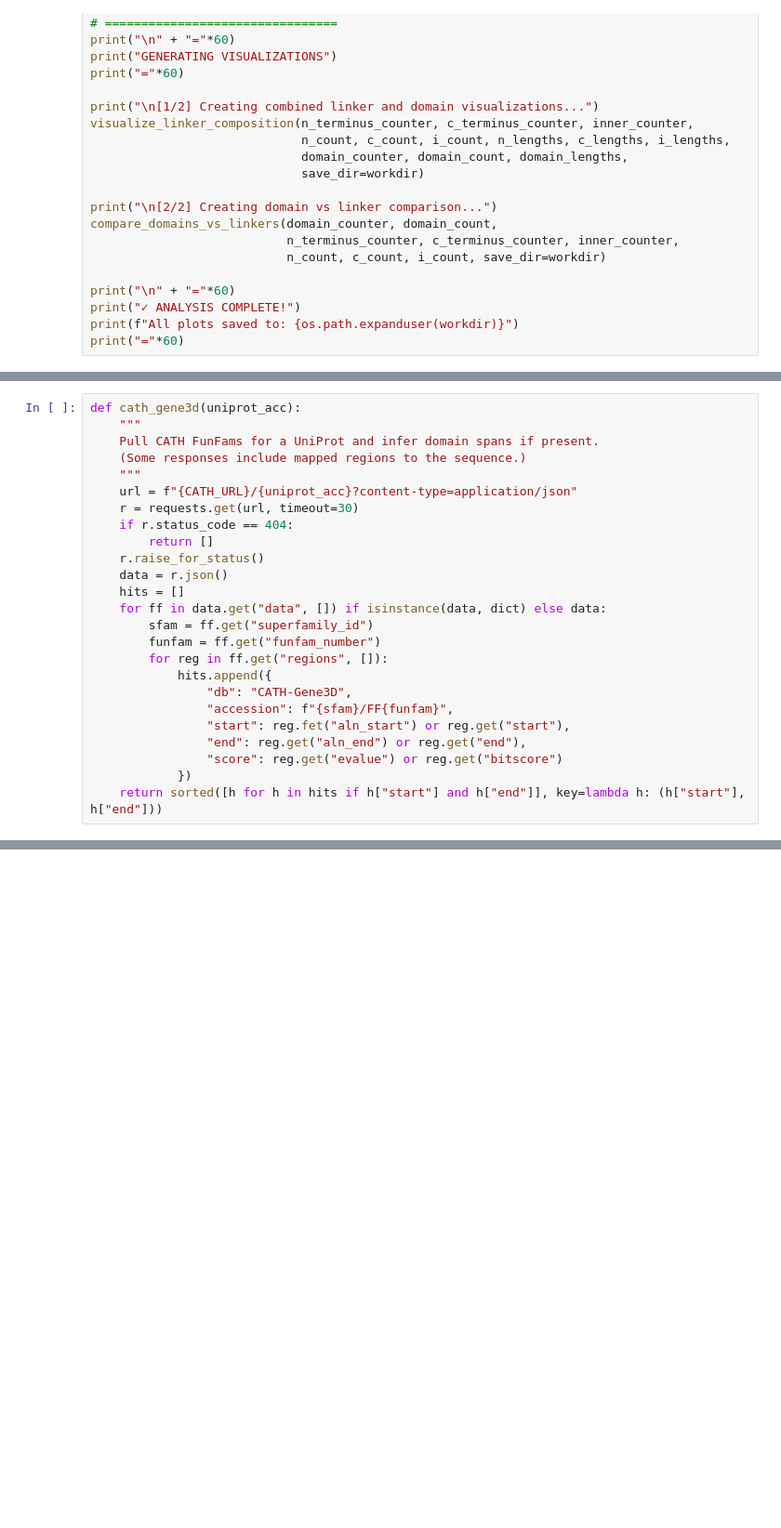
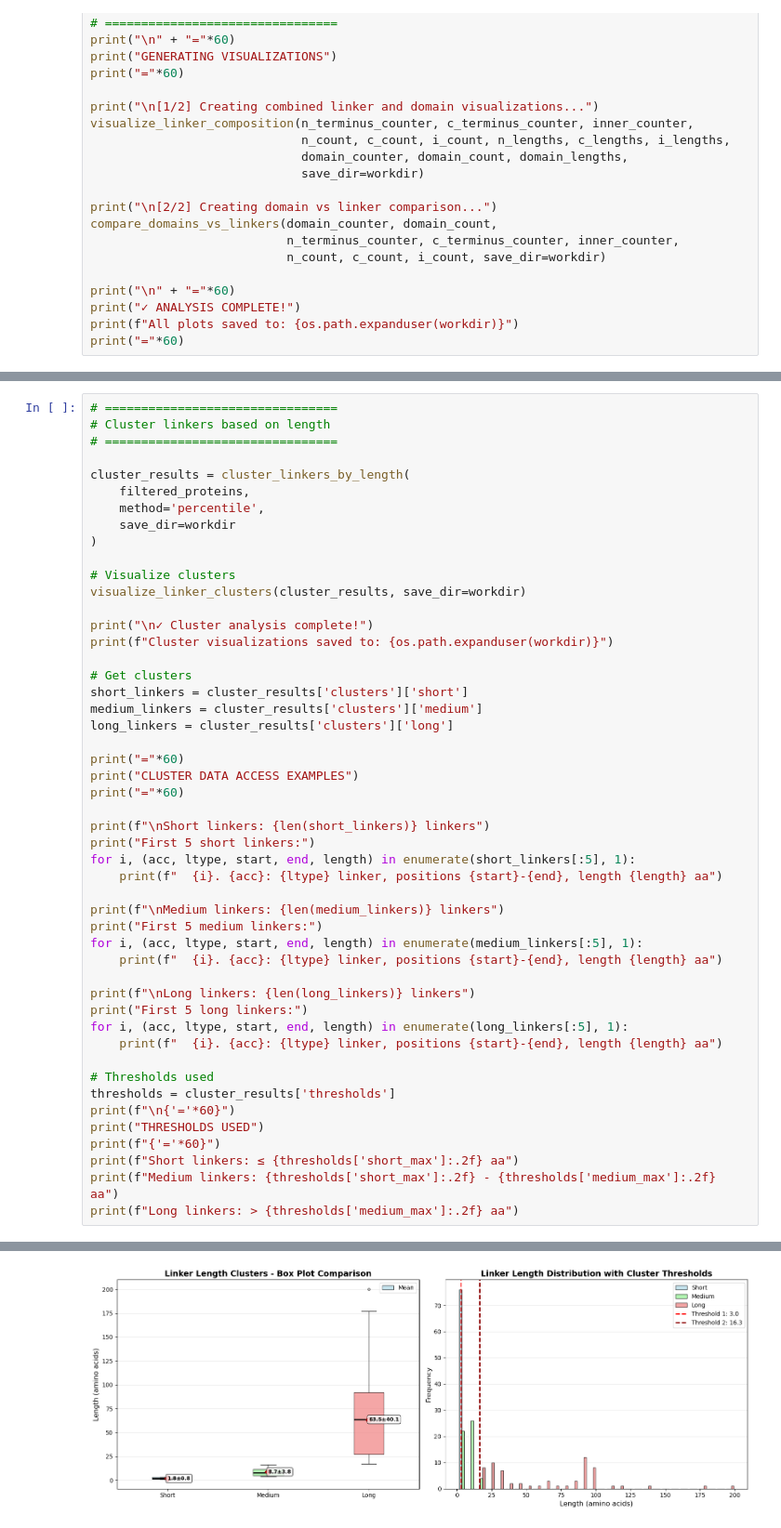
Before and after one commit to Pospim/Protein-Linkers-Analysis, a Jupyter notebook: scripts/get_linker_info.ipynb, the cells around one changed output, grey strips where cells are left out. Shown: that part at 93% size. Drawn from its saved outputs; the diff is of its cells as text; blank space fills up the shorter version.

Commit message:
clustering + outlier removal

```diff
--- a/scripts/get_linker_info.ipynb
+++ b/scripts/get_linker_info.ipynb
@@ -1826,25 +2256,50 @@ for i, (acc, ltype, start, end, length) in enumerate(short_linkers[:5], 1):
-# %%
-def cath_gene3d(uniprot_acc):
-    """
-    Pull CATH FunFams for a UniProt and infer domain spans if present.
-    (Some responses include mapped regions to the sequence.)
-    """
-    url = f"{CATH_URL}/{uniprot_acc}?content-type=application/json"
-    r = requests.get(url, timeout=30)
-    if r.status_code == 404:
-        return []
-    r.raise_for_status()
-    data = r.json()
-    hits = []
-    for ff in data.get("data", []) if isinstance(data, dict) else data:
-        sfam = ff.get("superfamily_id")
-        funfam = ff.get("funfam_number")
-        for reg in ff.get("regions", []):
-            hits.append({
-                "db": "CATH-Gene3D",
-                "accession": f"{sfam}/FF{funfam}",
-                "start": reg.fet("aln_start") or reg.get("start"),
-                "end": reg.get("aln_end") or reg.get("end"),
-                "score": reg.get("evalue") or reg.get("bitscore")
-            })
-    return sorted([h for h in hits if h["start"] and h["end"]], key=lambda h: (h["start"], h["end"]))
+# %%
+# ================================
+# Cluster linkers based on length
+# ================================
+
+cluster_results = cluster_linkers_by_length(
+    filtered_proteins,
+    method='percentile',
+    save_dir=workdir
+)
+
+# Visualize clusters
+visualize_linker_clusters(cluster_results, save_dir=workdir)
+
+print("\n✓ Cluster analysis complete!")
+print(f"Cluster visualizations saved to: {os.path.expanduser(workdir)}")
+
+# Get clusters
+short_linkers = cluster_results['clusters']['short']
+medium_linkers = cluster_results['clusters']['medium']
+long_linkers = cluster_results['clusters']['long']
+
+print("="*60)
+print("CLUSTER DATA ACCESS EXAMPLES")
+print("="*60)
+
+print(f"\nShort linkers: {len(short_linkers)} linkers")
+print("First 5 short linkers:")
+for i, (acc, ltype, start, end, length) in enumerate(short_linkers[:5], 1):
+    print(f"  {i}. {acc}: {ltype} linker, positions {start}-{end}, length {length} aa")
+
+print(f"\nMedium linkers: {len(medium_linkers)} linkers")
+print("First 5 medium linkers:")
+for i, (acc, ltype, start, end, length) in enumerate(medium_linkers[:5], 1):
+    print(f"  {i}. {acc}: {ltype} linker, positions {start}-{end}, length {length} aa")
+
+print(f"\nLong linkers: {len(long_linkers)} linkers")
+print("First 5 long linkers:")
+for i, (acc, ltype, start, end, length) in enumerate(long_linkers[:5], 1):
+    print(f"  {i}. {acc}: {ltype} linker, positions {start}-{end}, length {length} aa")
+
+# Thresholds used
+thresholds = cluster_results['thresholds']
+print(f"\n{'='*60}")
+print("THRESHOLDS USED")
+print(f"{'='*60}")
+print(f"Short linkers: ≤ {thresholds['short_max']:.2f} aa")
+print(f"Medium linkers: {thresholds['short_max']:.2f} - {thresholds['medium_max']:.2f} aa")
+print(f"Long linkers: > {thresholds['medium_max']:.2f} aa")
+# %% [output]
@@ -1850,0 +2323 @@ def cath_gene3d(uniprot_acc):
+[figure, added]
```
Also changed, not shown: parts of 20 cells of this notebook, 16 other files.
